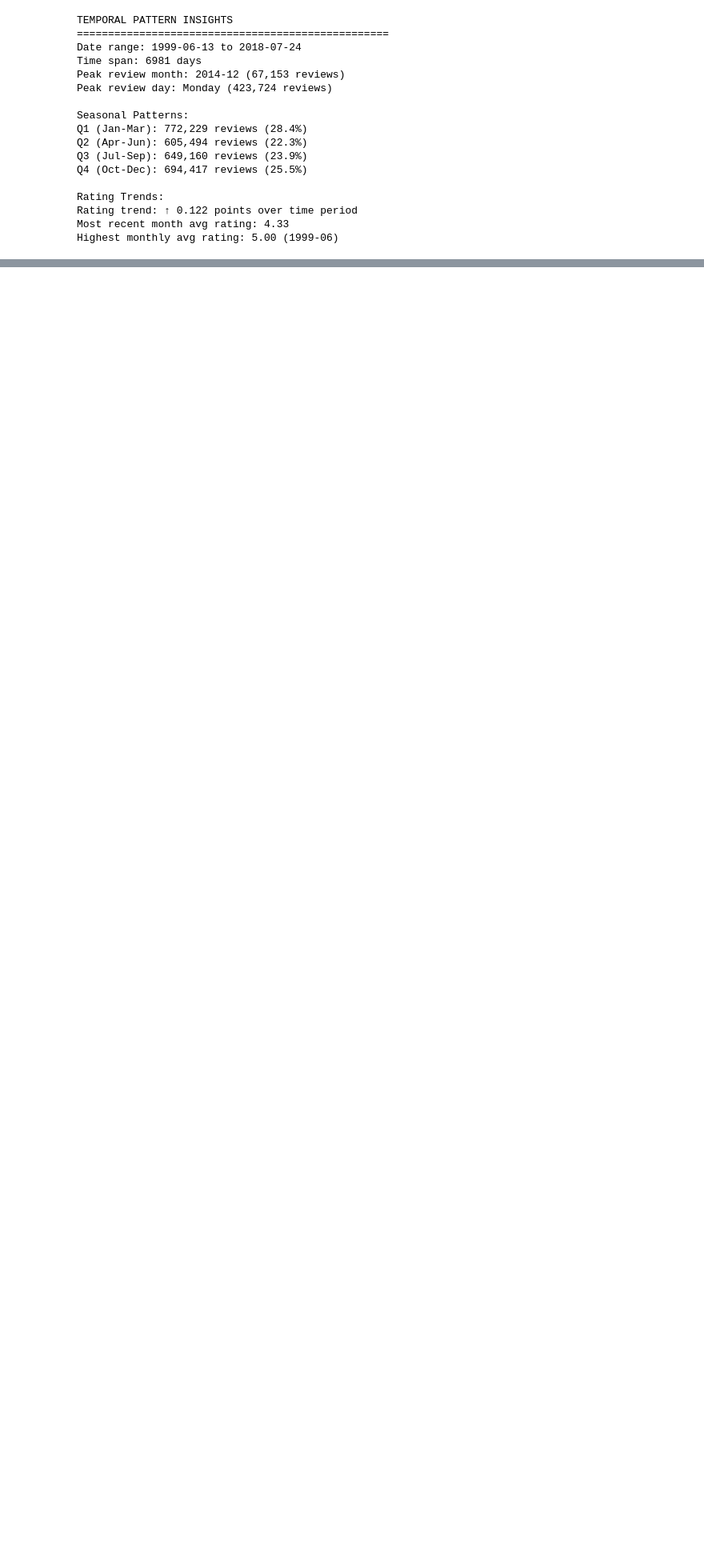
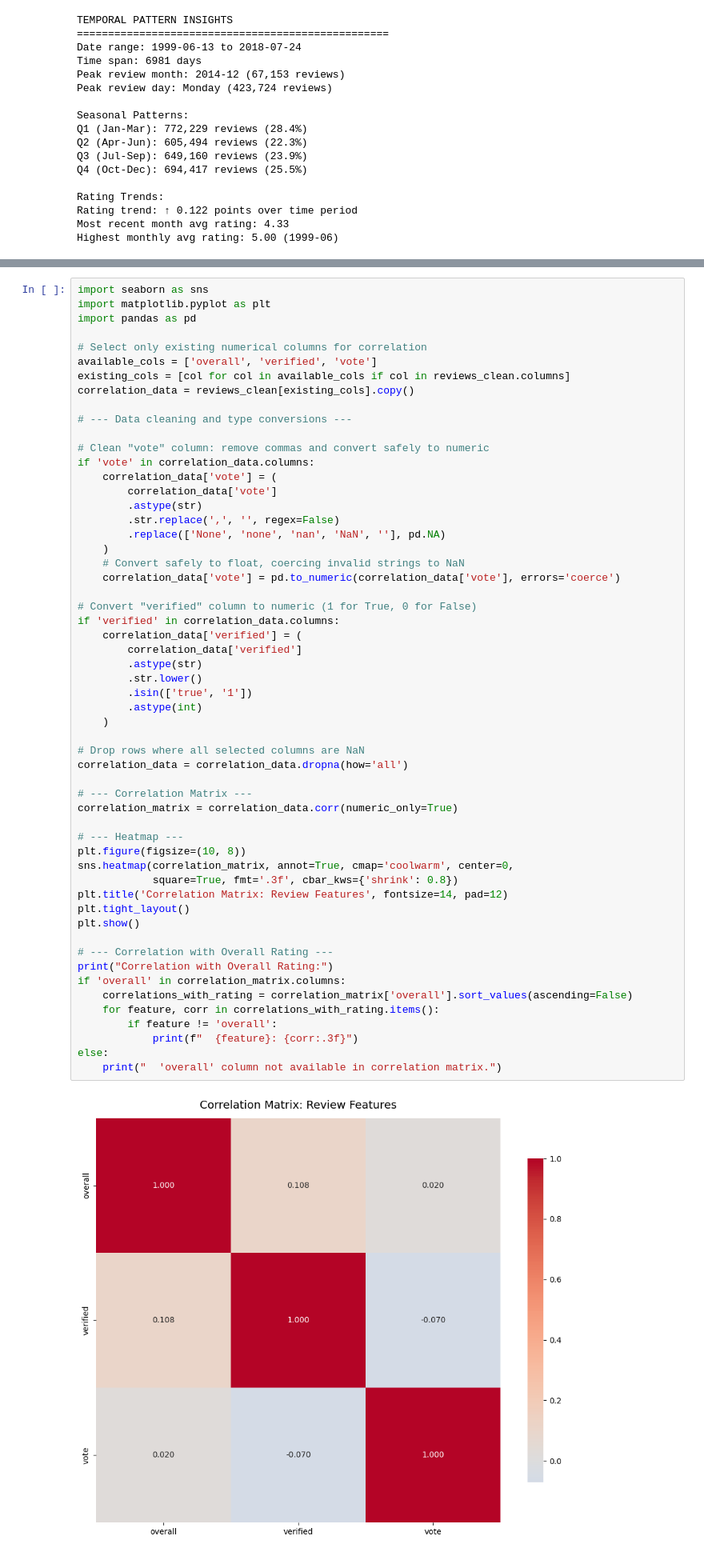
Before and after one commit to NourhanElsehrawy/Customer-Merchant-Recommendation-System, a Jupyter notebook: notebooks/01_Data_Exploration_and_Processing.ipynb, the cells around one changed output, grey strips where cells are left out. Shown: that part at 80% size. Saved outputs shown, nothing was run; the diff lists cells and outputs as text; blank space fills up the shorter version.

```diff
--- a/notebooks/01_Data_Exploration_and_Processing.ipynb
+++ b/notebooks/01_Data_Exploration_and_Processing.ipynb
@@ -738,0 +784,58 @@ Highest monthly avg rating: 5.00 (1999-06)
+# %%
+import seaborn as sns
+import matplotlib.pyplot as plt
+import pandas as pd
+
+# Select only existing numerical columns for correlation
+available_cols = ['overall', 'verified', 'vote']
+existing_cols = [col for col in available_cols if col in reviews_clean.columns]
+correlation_data = reviews_clean[existing_cols].copy()
+
+# --- Data cleaning and type conversions ---
+
+# Clean "vote" column: remove commas and convert safely to numeric
+if 'vote' in correlation_data.columns:
+    correlation_data['vote'] = (
+        correlation_data['vote']
+        .astype(str)
+        .str.replace(',', '', regex=False)
+        .replace(['None', 'none', 'nan', 'NaN', ''], pd.NA)
+    )
+    # Convert safely to float, coercing invalid strings to NaN
+    correlation_data['vote'] = pd.to_numeric(correlation_data['vote'], errors='coerce')
+
+# Convert "verified" column to numeric (1 for True, 0 for False)
+if 'verified' in correlation_data.columns:
+    correlation_data['verified'] = (
+        correlation_data['verified']
+        .astype(str)
+        .str.lower()
+        .isin(['true', '1'])
+        .astype(int)
+    )
+
+# Drop rows where all selected columns are NaN
+correlation_data = correlation_data.dropna(how='all')
+
+# --- Correlation Matrix ---
+correlation_matrix = correlation_data.corr(numeric_only=True)
+
+# --- Heatmap ---
+plt.figure(figsize=(10, 8))
+sns.heatmap(correlation_matrix, annot=True, cmap='coolwarm', center=0,
+            square=True, fmt='.3f', cbar_kws={'shrink': 0.8})
+plt.title('Correlation Matrix: Review Features', fontsize=14, pad=12)
+plt.tight_layout()
+plt.show()
+
+# --- Correlation with Overall Rating ---
+print("Correlation with Overall Rating:")
+if 'overall' in correlation_matrix.columns:
+    correlations_with_rating = correlation_matrix['overall'].sort_values(ascending=False)
+    for feature, corr in correlations_with_rating.items():
+        if feature != 'overall':
+            print(f"  {feature}: {corr:.3f}")
+else:
+    print("  'overall' column not available in correlation matrix.")
+# %% [output]
+[figure, added]
```
Also changed, not shown: parts of 7 cells of this notebook.
